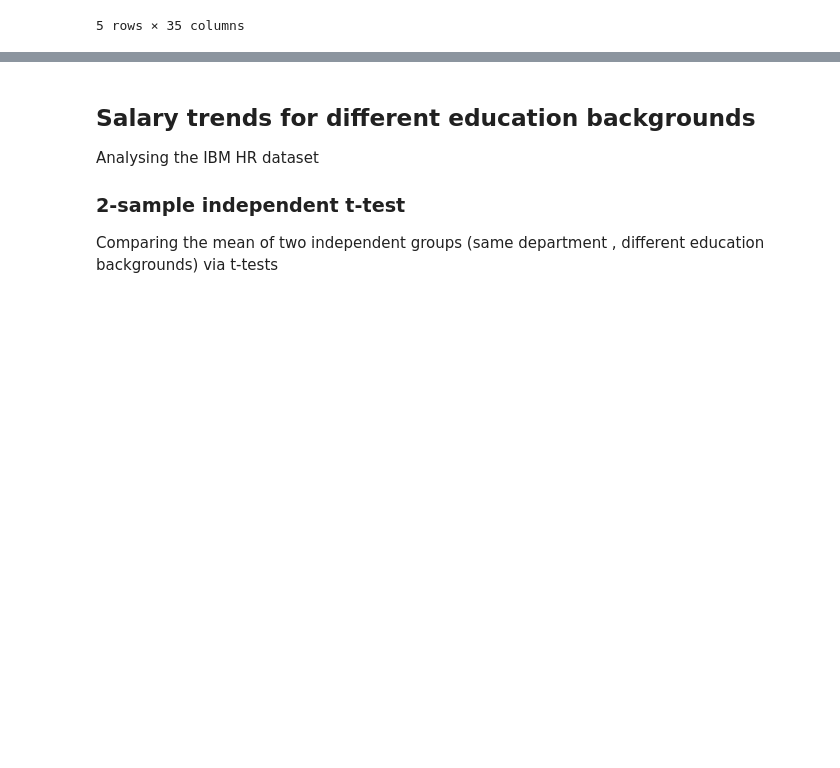
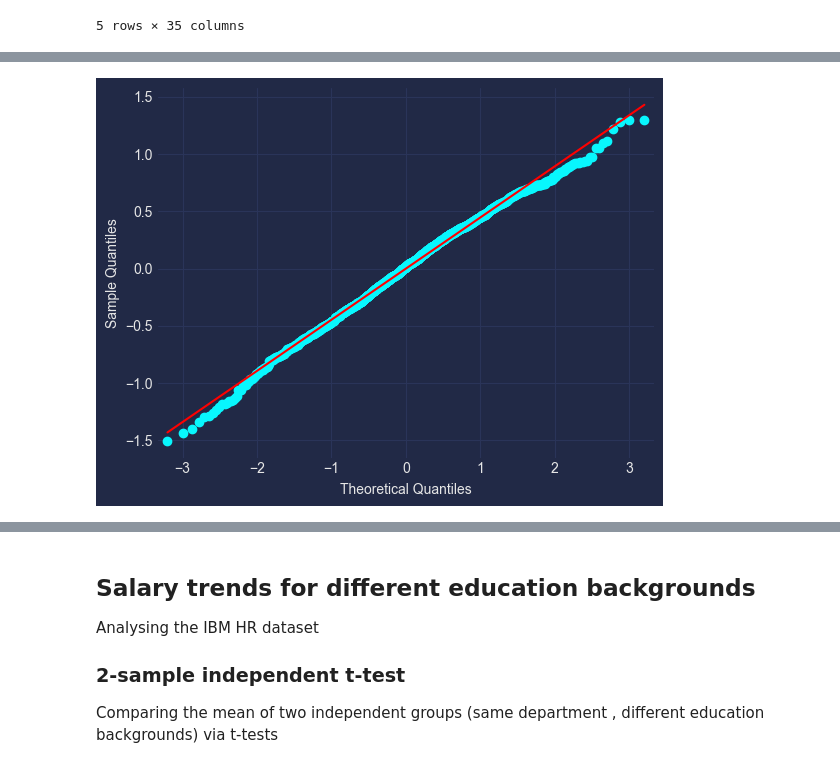
Before and after one commit to abhijeet-bhambere/python-ml-trail, a Jupyter notebook: ml_revision_1.ipynb, the cells around one changed output, grey strips where cells are left out. Cells and saved outputs as stored; diff of their text form; code cells hidden in the pictures; blank space fills up the shorter version.

```diff
--- a/ml_revision_1.ipynb
+++ b/ml_revision_1.ipynb
@@ -643,0 +751,3 @@ Name: count, dtype: int64
+# %%
+mi_vs_years = ols("logMI ~ TotalWorkingYears", data=ibmhr_df2).fit()
+print(mi_vs_years.summary())
@@ -643,0 +781,6 @@ Name: count, dtype: int64
+# %%
+# plotting QQ plot for residuals
+sm.qqplot(mi_vs_years.resid, line='s')
+plt.show()
+# %% [output]
+[figure, added]
```
Also changed, not shown: parts of 40 cells of this notebook.
